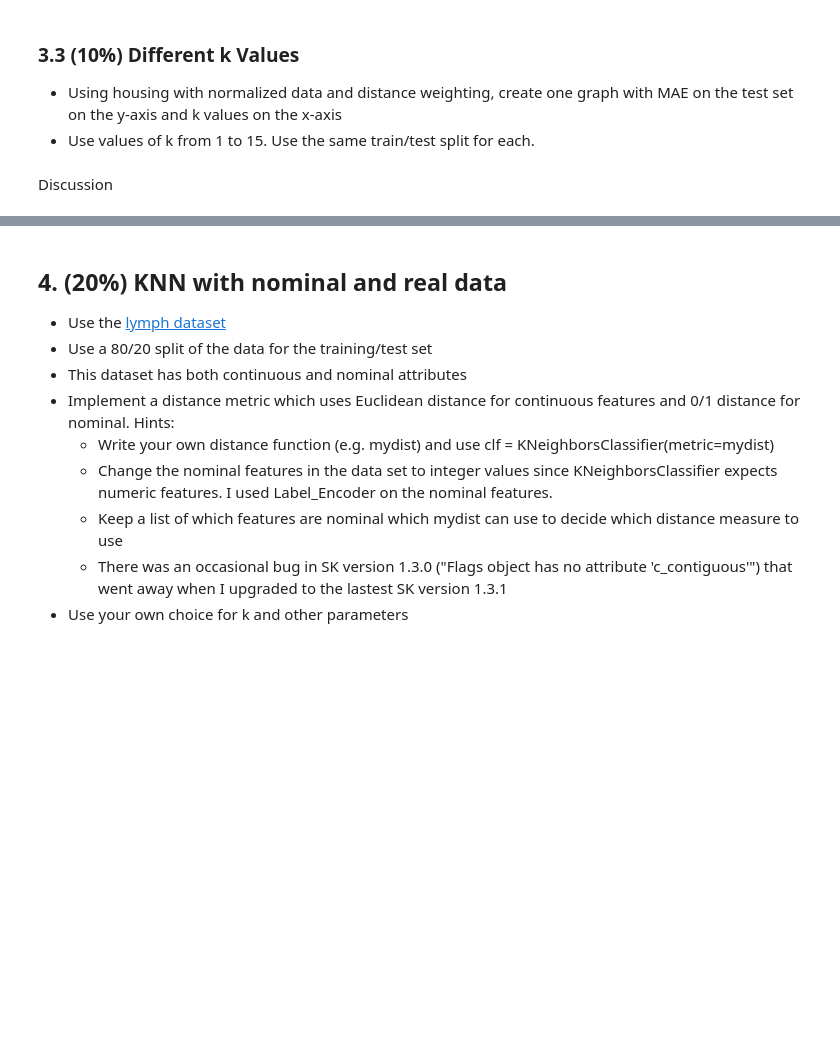
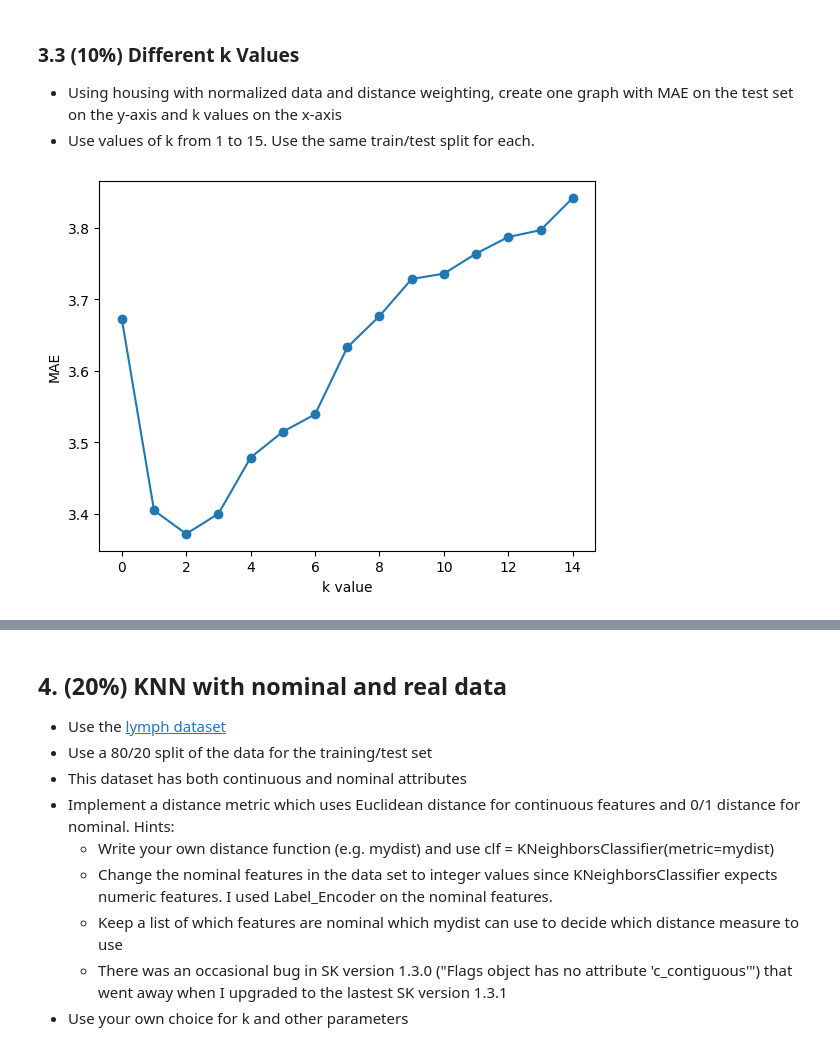
Before and after one commit to tchild1/CS-270-Intro-to-Machine-Learning, a Jupyter notebook: knnLab/KNN Lab.ipynb, the cells around one changed output, grey strips where cells are left out. Saved outputs shown, nothing was run; the diff lists cells and outputs as text; code cells hidden in the pictures; blank space fills up the shorter version.

```diff
--- a/knnLab/KNN Lab.ipynb
+++ b/knnLab/KNN Lab.ipynb
@@ -444,2 +601,53 @@ The inappropriate input feature is B: 1000(Bk - 0.63)^2 where Bk is the proporti
-# %% [markdown]
-Discussion
+# %%
+# Learn and graph for different k values
+
+# Learn and experiment with housing price prediction data
+from sklearn.neighbors import KNeighborsRegressor
+from scipy.io import arff
+import pandas as pd
+from sklearn.model_selection import train_test_split
+from sklearn.metrics import mean_absolute_error
+from sklearn.preprocessing import LabelEncoder
+from sklearn.preprocessing import MinMaxScaler
+import matplotlib.pyplot as plt
+
+# get data
+housingData = arff.loadarff('housingPrices.arff')
+
+# put data into a data frame
+housingDataFrame = pd.DataFrame(housingData[0])
+
+# define the target
+y = housingDataFrame['MEDV']
+
+# define the features
+X = housingDataFrame.drop(columns='MEDV')
+X = X.drop(columns='B')
+X = pd.DataFrame(MinMaxScaler().fit_transform(X), columns=X.columns)
+
+# split data
+X_train, X_test, y_train, y_test = train_test_split(X, y, test_size=0.2, train_size=0.8)
+
+
+
+allMAE = []
+for k in range(1, 16):
+
+    MAEforK = []
+    for iteration in range(10):
+
+        classifier = KNeighborsRegressor(n_neighbors=k, weights='distance')
+        classifier.fit(X_train, y_train)
+
+        MAEforK.append(mean_absolute_error(classifier.predict(X_test), y_test))
+
+    allMAE.append(sum(MAEforK)/len(MAEforK))
+
+
+plt.plot(range(len(allMAE)), allMAE, marker='o')
+plt.xlabel('k value')
+plt.ylabel('MAE')
+
+plt.show()
+# %% [output]
+[figure, added]
```
Also changed, not shown: parts of 9 cells of this notebook.
